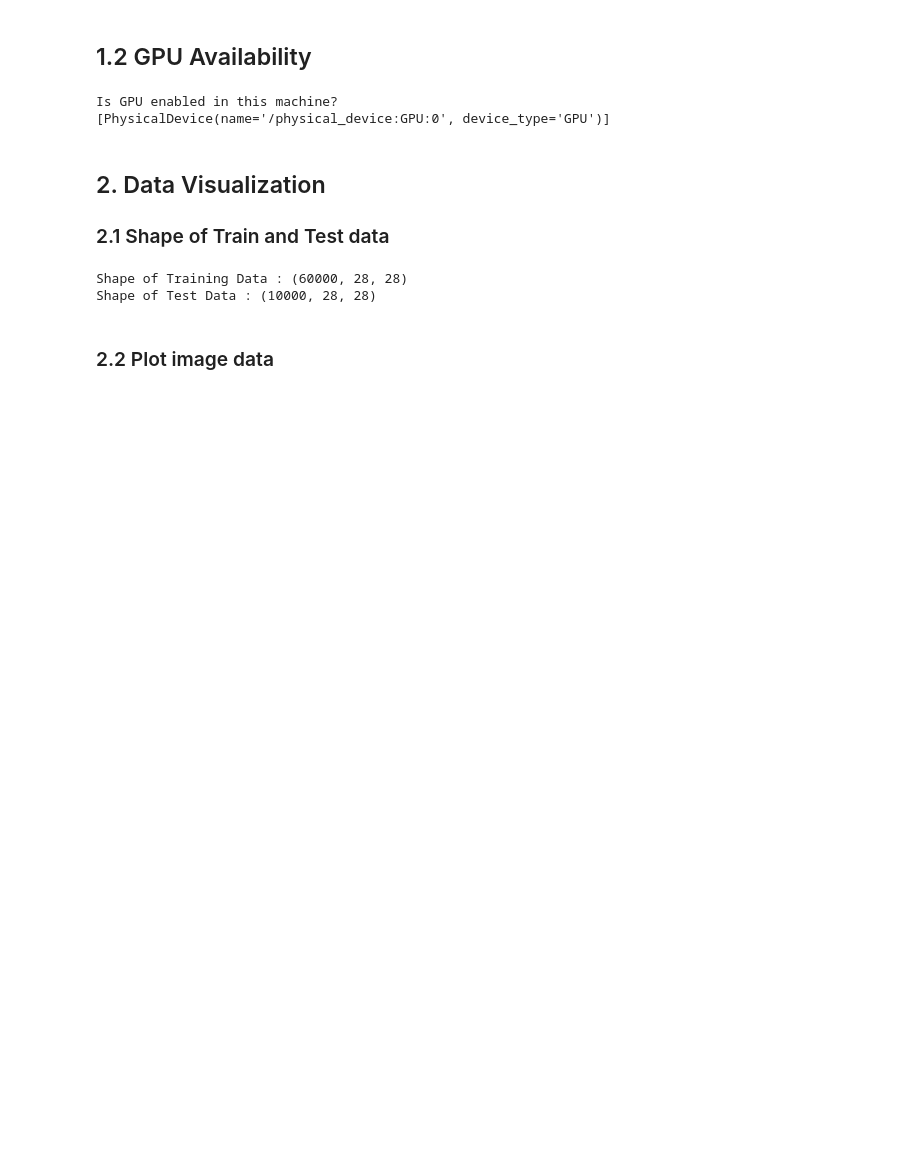
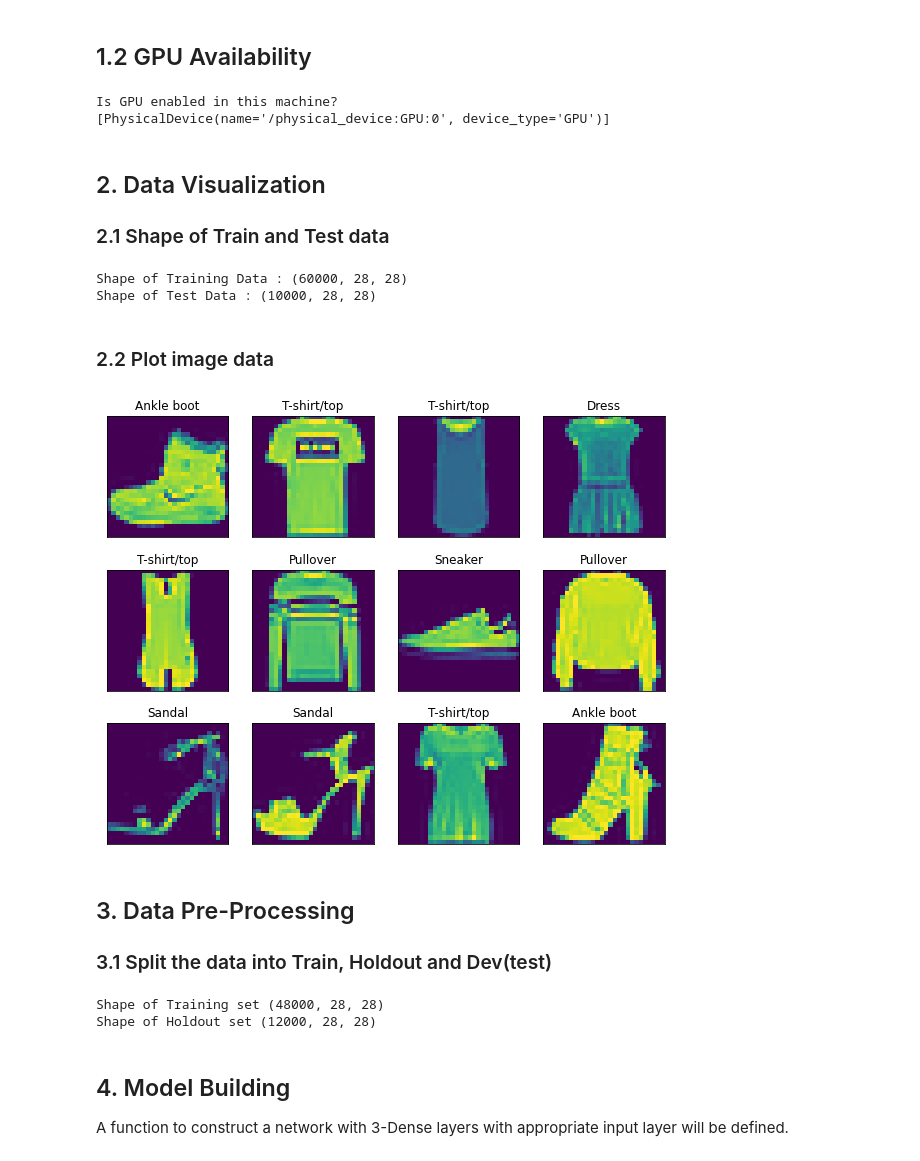
Before and after one commit to Data-Citadel/DeepLearning-Assignment1, a Jupyter notebook: DL_Assignment_PS5_Vision.ipynb, the cells around one changed output. Cells and saved outputs as stored; diff of their text form; code cells hidden in the pictures; blank space fills up the shorter version.

```diff
--- a/DL_Assignment_PS5_Vision.ipynb
+++ b/DL_Assignment_PS5_Vision.ipynb
@@ -43,6 +36,8 @@ Is GPU enabled in this machine?
 ## 2. Data Visualization
 
 ### 2.1 Shape of Train and Test data
+# %%
+class_names = ["T-shirt/top", "Trouser", "Pullover", "Dress", "Coat", "Sandal", "Shirt", "Sneaker", "Bag", "Ankle boot"]
 # %%
 print("Shape of Training Data : {}".format(X_train_full.shape))
 print("Shape of Test Data : {}".format(X_test.shape))
@@ -51,3 +46,21 @@ Shape of Training Data : (60000, 28, 28)
 Shape of Test Data : (10000, 28, 28)
 # %% [markdown]
 ### 2.2 Plot image data
+# %%
+plt.figure(figsize=(10,8))
+
+for i in range(12):
+  plt.subplot(3,4, i+1)
+  plt.imshow(X_train_full[i])
+  index = y_train_full[i]
+  plt.title(class_names[index])
+  plt.xticks([])
+  plt.yticks([])
+
+plt.show()
+# %% [output]
+[figure, added]
+# %% [markdown]
+## 3. Data Pre-Processing
+
+### 3.1 Split the data into Train, Holdout and Dev(test)
@@ -53,0 +69,10 @@ Shape of Test Data : (10000, 28, 28)
+# %%
+print("Shape of Training set {}".format(X_train.shape))
+print("Shape of Holdout set {}".format(X_valid.shape))
+# %% [output]
+Shape of Training set (48000, 28, 28)
+Shape of Holdout set (12000, 28, 28)
+# %% [markdown]
+## 4. Model Building
+
+A function to construct a network with 3-Dense layers with appropriate input layer will be defined.
```
Also changed, not shown: parts of 6 cells of this notebook.
